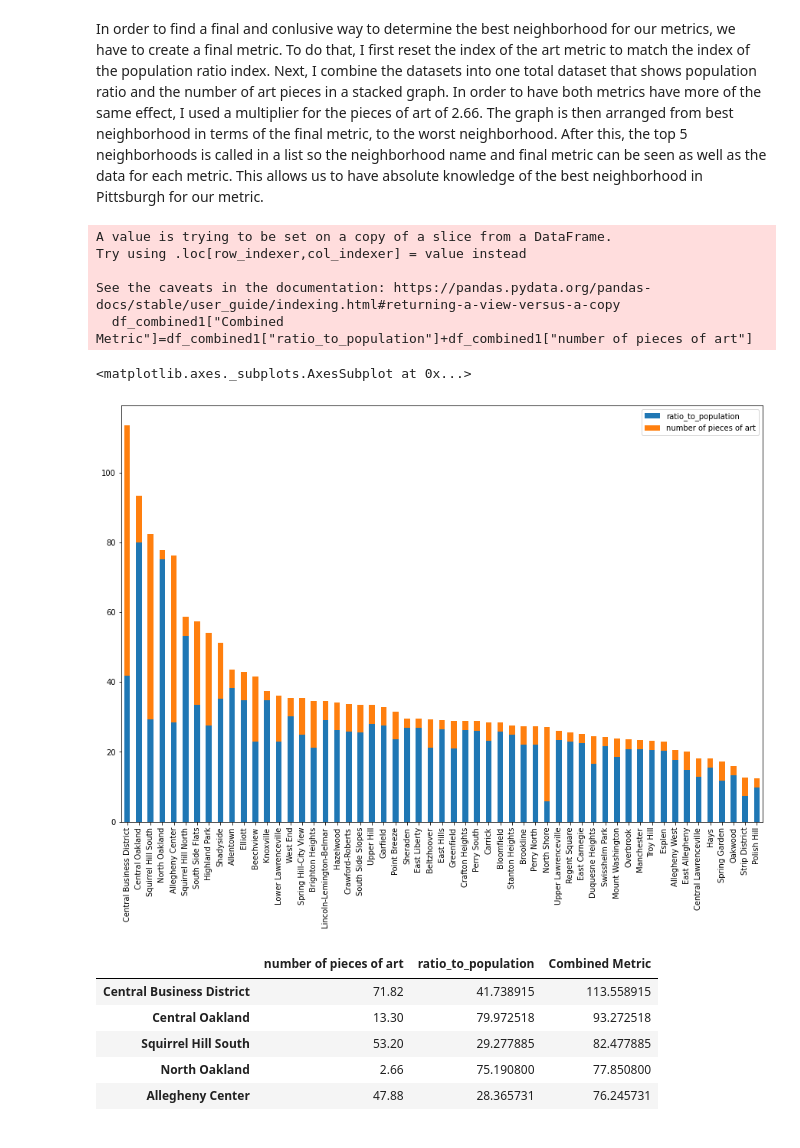
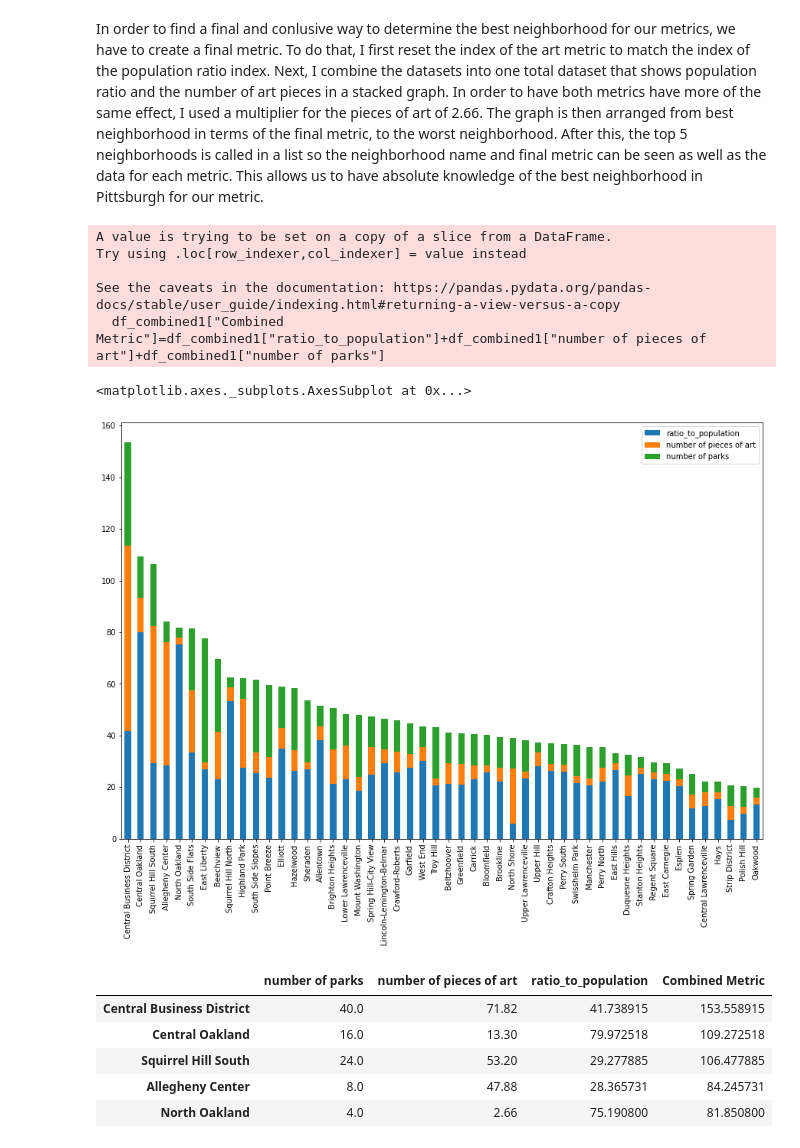
Before and after one commit to kaitlynnaehr/Final-Project-CMPINF0010, a Jupyter notebook: Final_Notebook.ipynb, the cells around one changed output. Cells and saved outputs as stored; diff of their text form; code cells hidden in the pictures.

```diff
--- a/Final_Notebook.ipynb
+++ b/Final_Notebook.ipynb
@@ -8,0 +16,20 @@ For our project, we decided to look at what neighborhood in Pittsburgh would be
+# %%
+parks = pd.read_csv("parks.csv")
+parks = parks.dropna()
+
+import csv
+
+with open ("parks.csv") as f:
+    parks = [row for row in csv.reader(f)]
+
+# goes through the data and counts how many pieces of art are in each neighborhood
+park_counter = dict()
+
+for row in parks[2:]:
+    neighborhood = row[5]
+
+    if neighborhood not in park_counter:
+        park_counter[neighborhood] = 1
+    else:
+        park_counter[neighborhood] = park_counter[neighborhood] + 1
+park_counter
@@ -8,0 +54,13 @@ For our project, we decided to look at what neighborhood in Pittsburgh would be
+# %%
+#split dict into neighborhoods and number of pieces of art
+neighborhoods = []
+number_of_parks = []
+items = park_counter.items()
+for item in items:
+    neighborhoods.append(item[0]), number_of_parks.append(item[1])
+
+#create dataframe using my two dictionaries
+park_df = pd.DataFrame({"neighborhood":neighborhoods,"number of parks":number_of_parks})
+
+#sorted the dataframe from greatest to least
+park_df.sort_values(by = "number of parks", ascending = False)
@@ -288,38 +391,40 @@ Some of these neighborhoods being in the top 5 were not surprising to me as a st
 In order to find a final and conlusive way to determine the best neighborhood for our metrics, we have to create a final metric. To do that, I first reset the index of the art metric to match the index of the population ratio index. Next, I combine the datasets into one total dataset that shows population ratio and the number of art pieces in a stacked graph. In order to have both metrics have more of the same effect, I used a multiplier for the pieces of art of 2.66. The graph is then arranged from best neighborhood in terms of the final metric, to the worst neighborhood. After this, the top 5 neighborhoods is called in a list so the neighborhood name and final metric can be seen as well as the data for each metric. This allows us to have absolute knowledge of the best neighborhood in Pittsburgh for our metric.
 # %%
 art_df1=art_df.set_index("neighborhood")
+park_df1=park_df.set_index("neighborhood")
 #reset index of art to match index of population ratio
 # %%
 df=pd.DataFrame(populationRatio["ratio_to_population"])
 df2=pd.DataFrame(art_df1["number of pieces of art"])*2.66
+df3=pd.DataFrame(park_df1["number of parks"])*4
 #make both data sets bare similar weight
 
-df_combined = df.add(df2, fill_value=0)
+df_combined = df.add(df2, fill_value=0).add(df3, fill_value=0)
 df_combined1= df_combined.dropna(0)
 #add datasets together and drop neighborhoods with NA
 
-df_combined1["Combined Metric"]=df_combined1["ratio_to_population"]+df_combined1["number of pieces of art"]
+df_combined1["Combined Metric"]=df_combined1["ratio_to_population"]+df_combined1["number of pieces of art"]+df_combined1["number of parks"]
 combinedMetric= df_combined1.sort_values(by = "Combined Metric", ascending=False)
 #combine metrics into one total metric that can be graph and order it from best to worst
 
-combinedMetric[["ratio_to_population", "number of pieces of art"]].plot.bar(stacked = True, figsize = (15, 10))
+combinedMetric[["ratio_to_population", "number of pieces of art", "number of parks"]].plot.bar(stacked = True, figsize = (15, 10))
 #create the bar graph by stacking each metric on top of each other
 # %% [output]
 A value is trying to be set on a copy of a slice from a DataFrame.
 Try using .loc[row_indexer,col_indexer] = value instead
 
 See the caveats in the documentation: https://pandas.pydata.org/pandas-docs/stable/user_guide/indexing.html#returning-a-view-versus-a-copy
-  df_combined1["Combined Metric"]=df_combined1["ratio_to_population"]+df_combined1["number of pieces of art"]
+  df_combined1["Combined Metric"]=df_combined1["ratio_to_population"]+df_combined1["number of pieces of art"]+df_combined1["number of parks"]
 <matplotlib.axes._subplots.AxesSubplot at 0x...>
-[figure, old version]
+[figure, new version]
 # %%
 combinedMetric= df_combined1.sort_values(by= "Combined Metric", ascending= False)
 combinedMetric.head()
 #show data for the top 5 performing neighborhoods based on the final metric total value
 # %% [output]
-|  | number of pieces of art | ratio_to_population | Combined Metric |
-| Central Business District | 71.82 | 41.738915 | 113.558915 |
-| Central Oakland | 13.30 | 79.972518 | 93.272518 |
-| Squirrel Hill South | 53.20 | 29.277885 | 82.477885 |
-| North Oakland | 2.66 | 75.190800 | 77.850800 |
-| Allegheny Center | 47.88 | 28.365731 | 76.245731 |
+|  | number of parks | number of pieces of art | ratio_to_population | Combined Metric |
+| Central Business District | 40.0 | 71.82 | 41.738915 | 153.558915 |
+| Central Oakland | 16.0 | 13.30 | 79.972518 | 109.272518 |
+| Squirrel Hill South | 24.0 | 53.20 | 29.277885 | 106.477885 |
+| Allegheny Center | 8.0 | 47.88 | 28.365731 | 84.245731 |
+| North Oakland | 4.0 | 2.66 | 75.190800 | 81.850800 |
```
Also changed, not shown: parts of 9 cells of this notebook, 2 other files.
